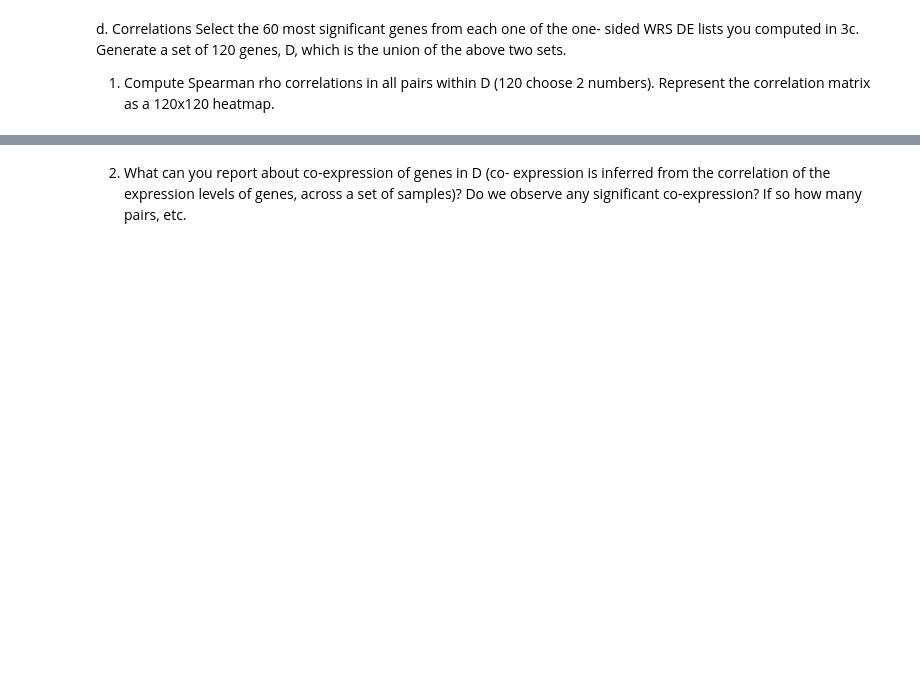
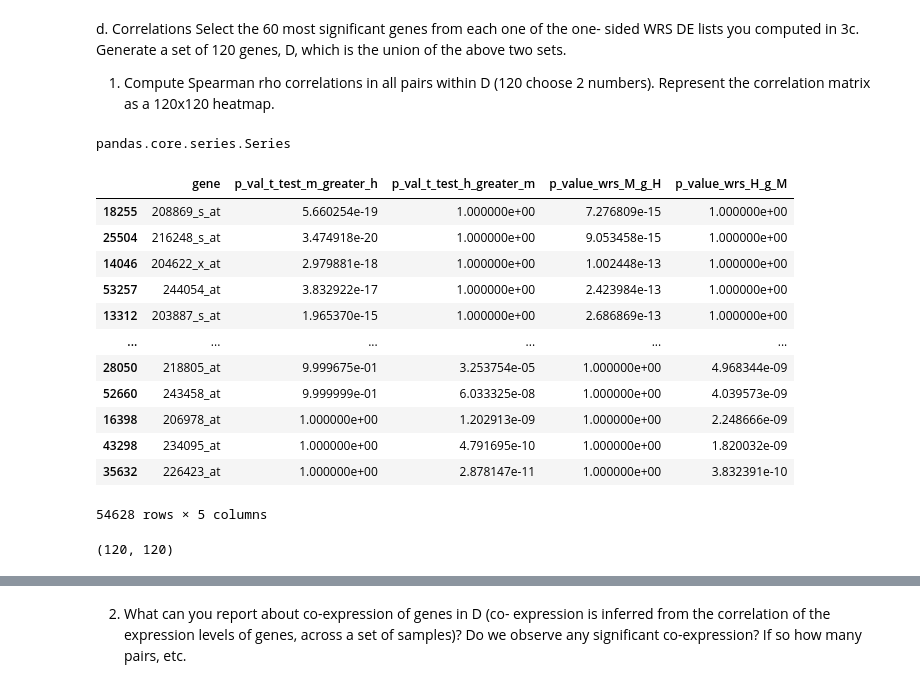
Before and after one commit to itanini/ML_project, a Jupyter notebook: part1.ipynb, the cells around one changed output, grey strips where cells are left out. Saved outputs shown, nothing was run; the diff lists cells and outputs as text; code cells hidden in the pictures; blank space fills up the shorter version.

```diff
--- a/part1.ipynb
+++ b/part1.ipynb
@@ -312 +322,32 @@ heatmap.
+# %%
+type(genes_underexpressed_top_60)
+# %% [output]
+pandas.core.series.Series
+# %%
+gene_pvals_table.sort_values('p_value_wrs_M_g_H', ascending=True)
+# %% [output]
+|  | gene | p_val_t_test_m_greater_h | p_val_t_test_h_greater_m | p_value_wrs_M_g_H | p_value_wrs_H_g_M |
+| 18255 | 208869_s_at | 5.660254e-19 | 1.000000e+00 | 7.276809e-15 | 1.000000e+00 |
+| 25504 | 216248_s_at | 3.474918e-20 | 1.000000e+00 | 9.053458e-15 | 1.000000e+00 |
+| 14046 | 204622_x_at | 2.979881e-18 | 1.000000e+00 | 1.002448e-13 | 1.000000e+00 |
+| 53257 | 244054_at | 3.832922e-17 | 1.000000e+00 | 2.423984e-13 | 1.000000e+00 |
+| 13312 | 203887_s_at | 1.965370e-15 | 1.000000e+00 | 2.686869e-13 | 1.000000e+00 |
+| ... | ... | ... | ... | ... | ... |
+| 28050 | 218805_at | 9.999675e-01 | 3.253754e-05 | 1.000000e+00 | 4.968344e-09 |
+| 52660 | 243458_at | 9.999999e-01 | 6.033325e-08 | 1.000000e+00 | 4.039573e-09 |
+| 16398 | 206978_at | 1.000000e+00 | 1.202913e-09 | 1.000000e+00 | 2.248666e-09 |
+| 43298 | 234095_at | 1.000000e+00 | 4.791695e-10 | 1.000000e+00 | 1.820032e-09 |
+| 35632 | 226423_at | 1.000000e+00 | 2.878147e-11 | 1.000000e+00 | 3.832391e-10 |
+54628 rows × 5 columns
+# %%
+import matplotlib.pyplot as plt
+import seaborn as sns
+from scipy.stats import spearmanr
+
+# Generate the Spearman correlation matrix
+D_gene_values = data.loc[:, D].astype(float)
+spearman_corr_matrix, _ = spearmanr(D_gene_values, axis=0)
+spearman_corr_matrix.shape
+# %% [output]
+(120, 120)
 # %%
```
Also changed, not shown: parts of 19 cells of this notebook.
